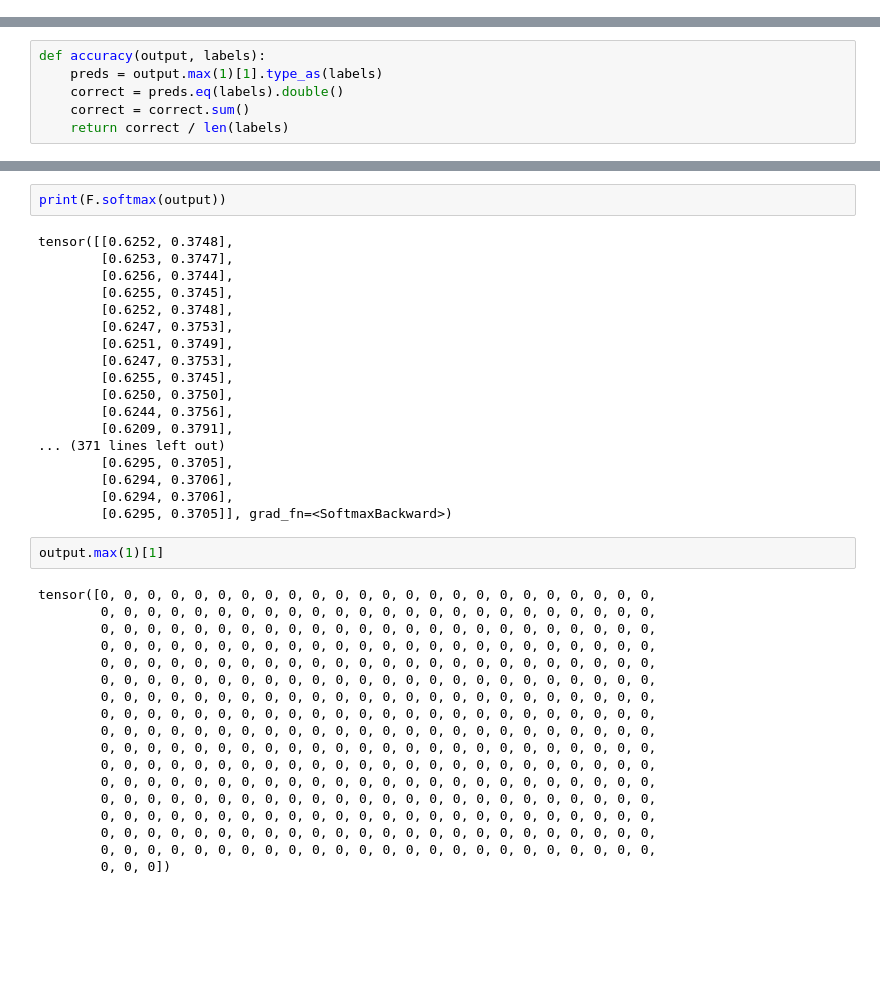
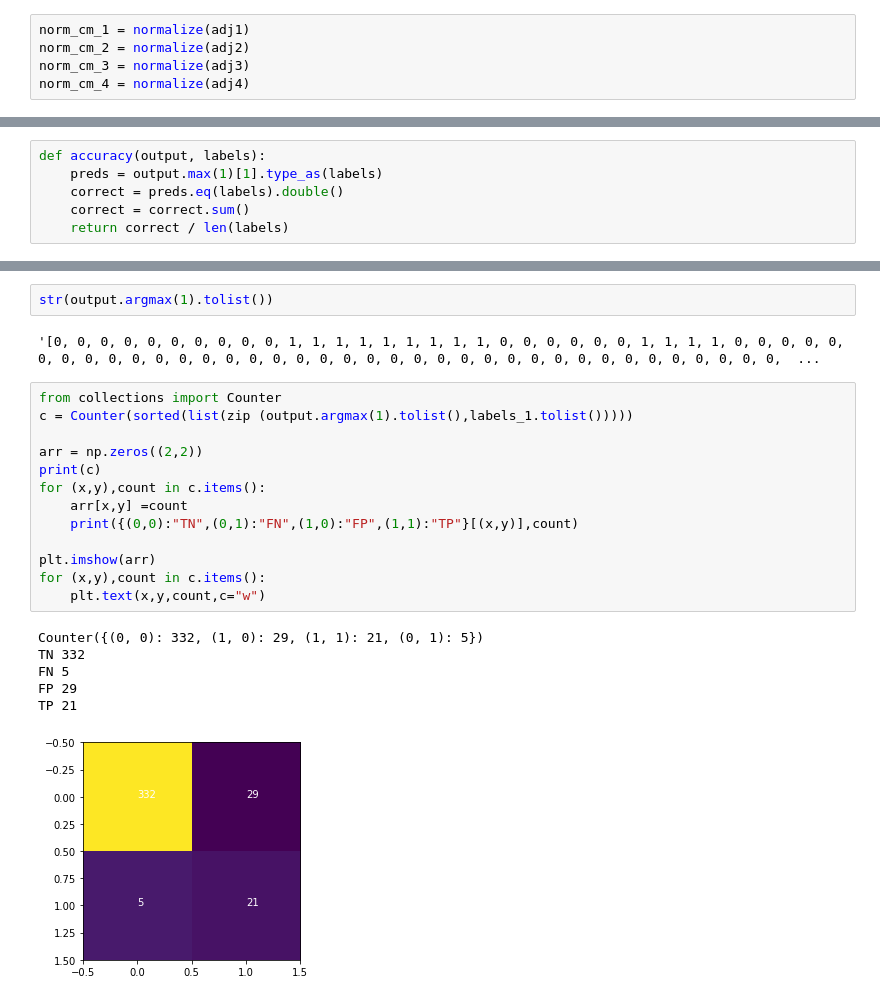
Before and after one commit to ChrisBiGithub/Graduate-Research, a Jupyter notebook: Research/model.ipynb, the cells around one changed output, grey strips where cells are left out. Cells and saved outputs as stored; diff of their text form; blank space fills up the shorter version.

```diff
--- a/Research/model.ipynb
+++ b/Research/model.ipynb
@@ -122,3 +132,8 @@ def getContactMap(p, path):
+# %%
+norm_cm_1 = normalize(adj1)
+norm_cm_2 = normalize(adj2)
+norm_cm_3 = normalize(adj3)
+norm_cm_4 = normalize(adj4)
 # %%
 """def loadData():"""
 f = np.genfromtxt('./trial_data/2BU1.txt', dtype = np.dtype(str))
@@ -301,40 +383,24 @@ Test set results: loss= -0.9621 accuracy= 0.9310
-# %%
-print(F.softmax(output))
-# %% [output]
-tensor([[0.6252, 0.3748],
-        [0.6253, 0.3747],
-        [0.6256, 0.3744],
-        [0.6255, 0.3745],
-        [0.6252, 0.3748],
-        [0.6247, 0.3753],
-        [0.6251, 0.3749],
-        [0.6247, 0.3753],
-        [0.6255, 0.3745],
-        [0.6250, 0.3750],
-        [0.6244, 0.3756],
-        [0.6209, 0.3791],
-... (371 lines left out)
-        [0.6295, 0.3705],
-        [0.6294, 0.3706],
-        [0.6294, 0.3706],
-        [0.6295, 0.3705]], grad_fn=<SoftmaxBackward>)
-# %%
-output.max(1)[1]
-# %% [output]
-tensor([0, 0, 0, 0, 0, 0, 0, 0, 0, 0, 0, 0, 0, 0, 0, 0, 0, 0, 0, 0, 0, 0, 0, 0,
-        0, 0, 0, 0, 0, 0, 0, 0, 0, 0, 0, 0, 0, 0, 0, 0, 0, 0, 0, 0, 0, 0, 0, 0,
-        0, 0, 0, 0, 0, 0, 0, 0, 0, 0, 0, 0, 0, 0, 0, 0, 0, 0, 0, 0, 0, 0, 0, 0,
-        0, 0, 0, 0, 0, 0, 0, 0, 0, 0, 0, 0, 0, 0, 0, 0, 0, 0, 0, 0, 0, 0, 0, 0,
-        0, 0, 0, 0, 0, 0, 0, 0, 0, 0, 0, 0, 0, 0, 0, 0, 0, 0, 0, 0, 0, 0, 0, 0,
-        0, 0, 0, 0, 0, 0, 0, 0, 0, 0, 0, 0, 0, 0, 0, 0, 0, 0, 0, 0, 0, 0, 0, 0,
-        0, 0, 0, 0, 0, 0, 0, 0, 0, 0, 0, 0, 0, 0, 0, 0, 0, 0, 0, 0, 0, 0, 0, 0,
-        0, 0, 0, 0, 0, 0, 0, 0, 0, 0, 0, 0, 0, 0, 0, 0, 0, 0, 0, 0, 0, 0, 0, 0,
-        0, 0, 0, 0, 0, 0, 0, 0, 0, 0, 0, 0, 0, 0, 0, 0, 0, 0, 0, 0, 0, 0, 0, 0,
-        0, 0, 0, 0, 0, 0, 0, 0, 0, 0, 0, 0, 0, 0, 0, 0, 0, 0, 0, 0, 0, 0, 0, 0,
-        0, 0, 0, 0, 0, 0, 0, 0, 0, 0, 0, 0, 0, 0, 0, 0, 0, 0, 0, 0, 0, 0, 0, 0,
-        0, 0, 0, 0, 0, 0, 0, 0, 0, 0, 0, 0, 0, 0, 0, 0, 0, 0, 0, 0, 0, 0, 0, 0,
-        0, 0, 0, 0, 0, 0, 0, 0, 0, 0, 0, 0, 0, 0, 0, 0, 0, 0, 0, 0, 0, 0, 0, 0,
-        0, 0, 0, 0, 0, 0, 0, 0, 0, 0, 0, 0, 0, 0, 0, 0, 0, 0, 0, 0, 0, 0, 0, 0,
-        0, 0, 0, 0, 0, 0, 0, 0, 0, 0, 0, 0, 0, 0, 0, 0, 0, 0, 0, 0, 0, 0, 0, 0,
-        0, 0, 0, 0, 0, 0, 0, 0, 0, 0, 0, 0, 0, 0, 0, 0, 0, 0, 0, 0, 0, 0, 0, 0,
-        0, 0, 0])
+# %%
+str(output.argmax(1).tolist())
+# %% [output]
+'[0, 0, 0, 0, 0, 0, 0, 0, 0, 0, 1, 1, 1, 1, 1, 1, 1, 1, 1, 0, 0, 0, 0, 0, 0, 1, 1, 1, 1, 0, 0, 0, 0, 0, 0, 0, 0, 0, 0, 0, 0, 0, 0, 0, 0, 0, 0, 0, 0, 0, 0, 0, 0, 0, 0, 0, 0, 0, 0, 0, 0, 0, 0, 0, 0, 0,  ...
+# %%
+from collections import Counter
+c = Counter(sorted(list(zip (output.argmax(1).tolist(),labels_1.tolist()))))
+
+arr = np.zeros((2,2))
+print(c)
+for (x,y),count in c.items():
+    arr[x,y] =count
+    print({(0,0):"TN",(0,1):"FN",(1,0):"FP",(1,1):"TP"}[(x,y)],count)
+
+plt.imshow(arr)
+for (x,y),count in c.items():
+    plt.text(x,y,count,c="w")
+# %% [output]
+Counter({(0, 0): 332, (1, 0): 29, (1, 1): 21, (0, 1): 5})
+TN 332
+FN 5
+FP 29
+TP 21
+[figure, added]
```
Also changed, not shown: parts of 36 cells of this notebook, 10 other files.
